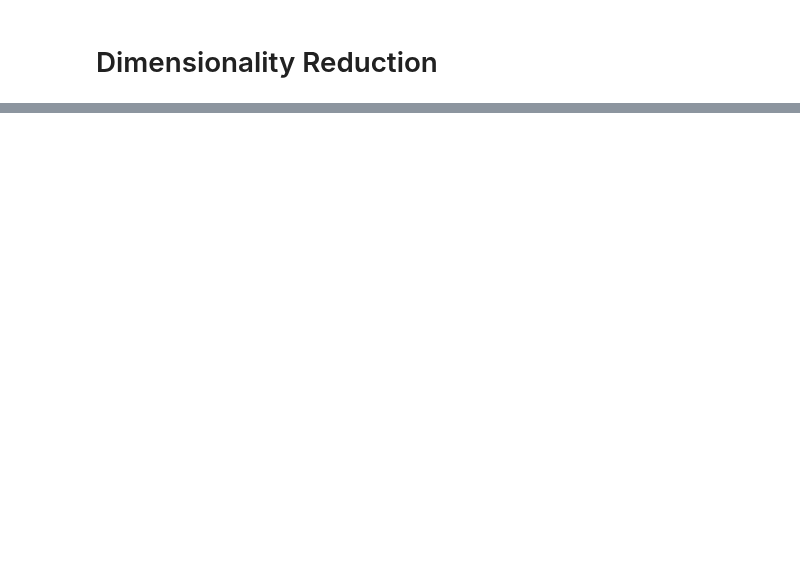
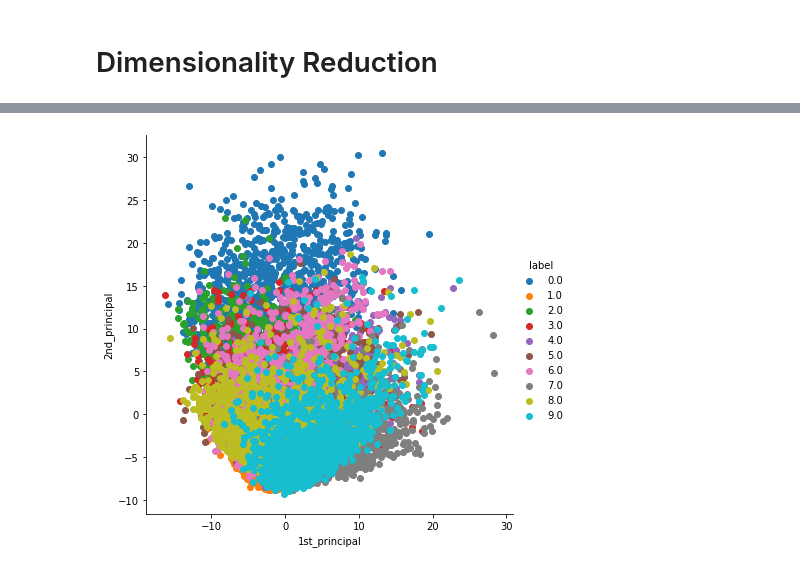
Before and after one commit to ashishsth7586/arduino, a Jupyter notebook: Module 2: Data Science Exploratory Data Analysis and Visualization/03_Dimensionality_Reduction/Dimensionality Reduction.ipynb, the cells around one changed output, grey strips where cells are left out. Drawn from its saved outputs; the diff is of its cells as text; code cells hidden in the pictures; blank space fills up the shorter version.

```diff
--- a/Module 2: Data Science Exploratory Data Analysis and Visualization/03_Dimensionality_Reduction/Dimensionality Reduction.ipynb
+++ b/Module 2: Data Science Exploratory Data Analysis and Visualization/03_Dimensionality_Reduction/Dimensionality Reduction.ipynb
@@ -22,0 +86,20 @@ In this case, it would be a lucid approach to slect a subset of n (n << 50) feat
+# %%
+# Finding the top two eigen-values and corresponding eigen-vectors
+# for projecting onto a 2D space
+
+from scipy.linalg import eigh
+
+# the parameter 'eigvals' is defined (low value to high value)
+# eigh function will return eigen values in ascending order
+# this code generates the top 2 ( 782, 783) indexed eigen values.
+
+values, vectors = eigh(covar_matrix, eigvals=(782, 783))
+
+print(f"Shape of eigen vectors: {vectors.shape}")
+
+# converting the eigen vectors into (2, d)
+vectors = vectors.T
+
+print(f"Updated shape of eigen vectors: {vectors.shape}")
+
+# Here the vector[1] represent the eigen vector corresponding to 1st Principal eigen vector and so on.
@@ -22,0 +109,7 @@ In this case, it would be a lucid approach to slect a subset of n (n << 50) feat
+# %%
+# Projecting the original data sample on the plane
+# form by two principal eigen vectors by vector-vector multiplication
+
+new_coordinates = np.matmul(vectors, sample_data.T)
+
+print(f"Resultant new data-points' shape: {vectors.shape} 'X' {sample_data.T.shape} '=' {new_coordinates.shape}")
@@ -22,0 +118,8 @@ In this case, it would be a lucid approach to slect a subset of n (n << 50) feat
+# %%
+# Appending label to the 2D projected data
+
+new_coordinates = np.vstack((new_coordinates, labels)).T
+
+# creating a new data frame for ploting the labeled data points
+dataframe = pd.DataFrame(data=new_coordinates, columns=("1st_principal", "2nd_principal", "label"))
+dataframe.head()
@@ -22,0 +133,9 @@ In this case, it would be a lucid approach to slect a subset of n (n << 50) feat
+# %%
+# plotting the 2D data points with seaborn
+
+import seaborn as sns
+
+sns.FacetGrid(dataframe, hue="label", size=6).map(plt.scatter, "1st_principal", '2nd_principal').add_legend()
+plt.show()
+# %% [output]
+[figure, added]
```
Also changed, not shown: parts of 13 cells of this notebook, 1 other file.
